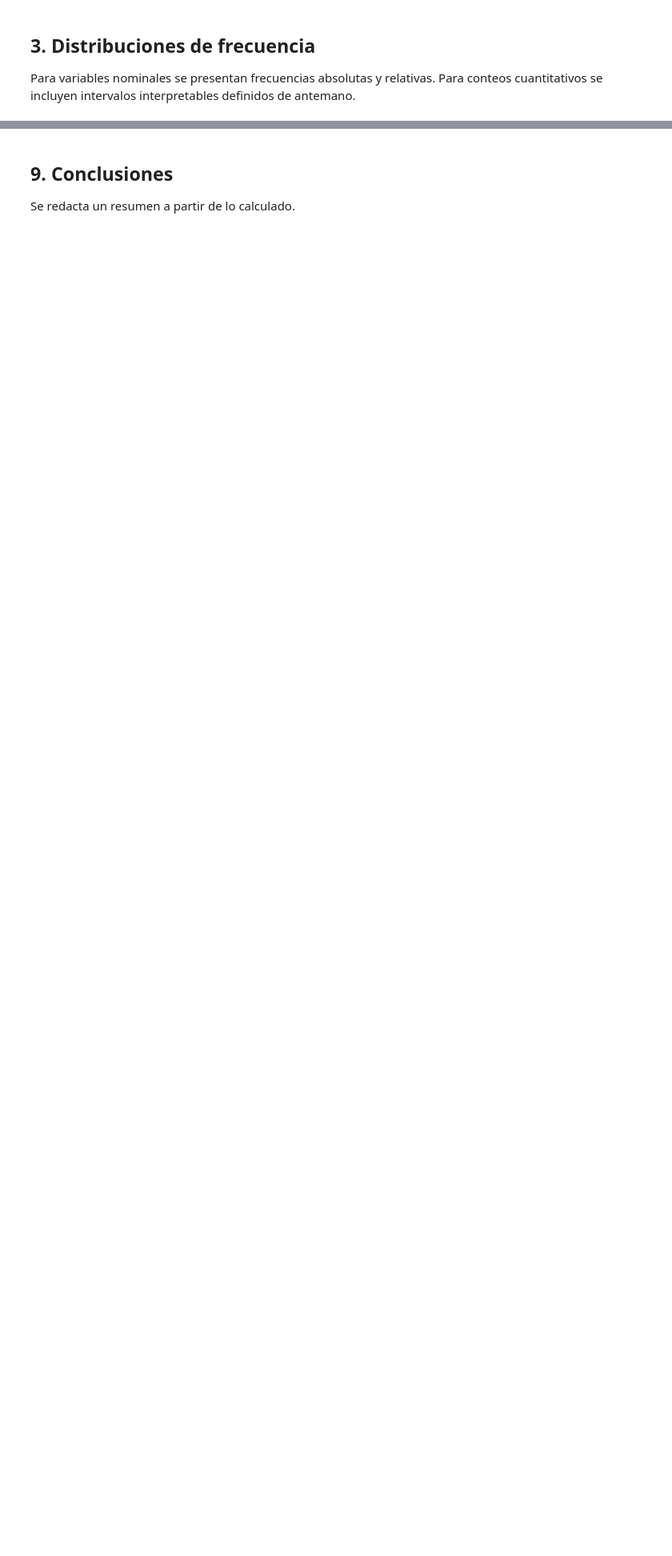
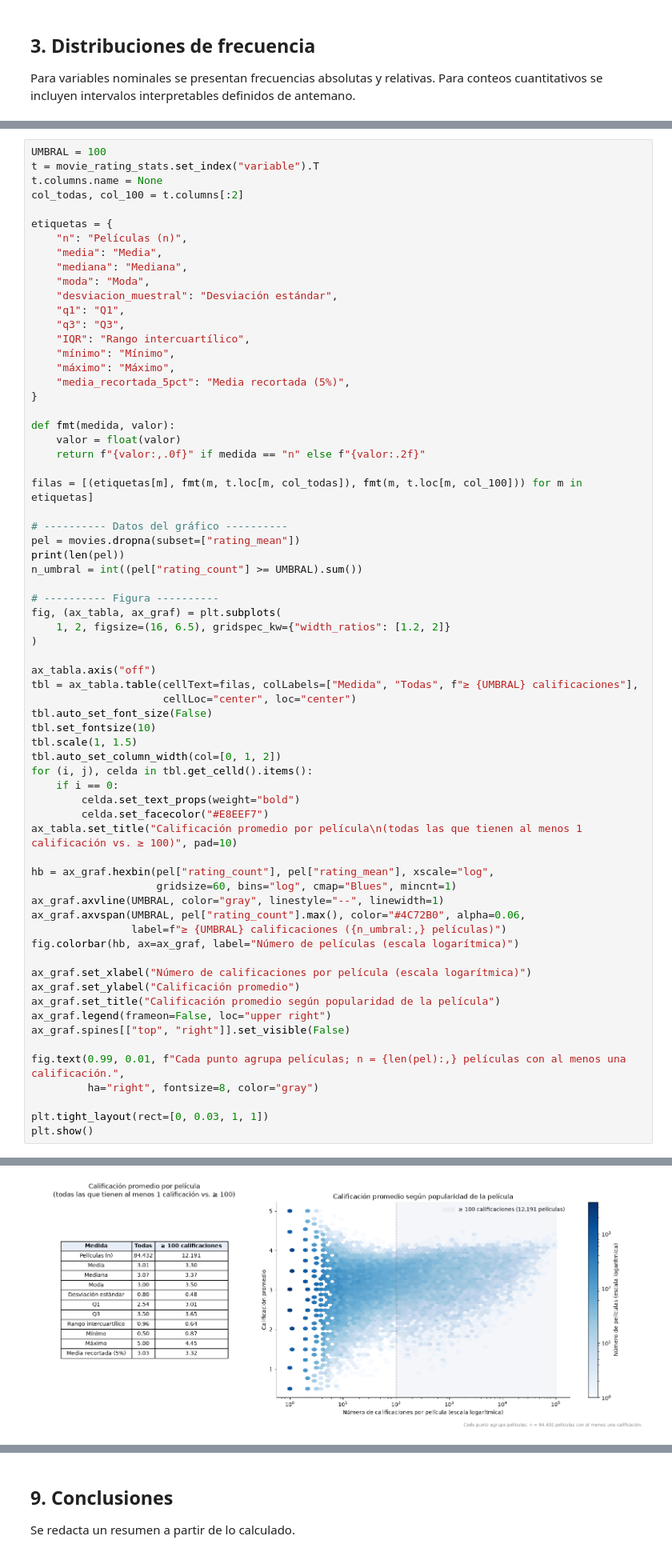
Before and after one commit to sr-jorgeemilio/Proyecto_Integrador_M1, a Jupyter notebook: notebooks/02_analisis_exploratorio_estadistica.ipynb, the cells around one changed output, grey strips where cells are left out. Shown at 80% size. Drawn from its saved outputs; the diff is of its cells as text; blank space fills up the shorter version.

```diff
--- a/notebooks/02_analisis_exploratorio_estadistica.ipynb
+++ b/notebooks/02_analisis_exploratorio_estadistica.ipynb
@@ -379,0 +428,68 @@ La varianza de las medias por película NO equivale a la varianza entre evaluaci
+# %%
+UMBRAL = 100
+t = movie_rating_stats.set_index("variable").T
+t.columns.name = None
+col_todas, col_100 = t.columns[:2]
+
+etiquetas = {
+    "n": "Películas (n)",
+    "media": "Media",
+    "mediana": "Mediana",
+    "moda": "Moda",
+    "desviacion_muestral": "Desviación estándar",
+    "q1": "Q1",
+    "q3": "Q3",
+    "IQR": "Rango intercuartílico",
+    "mínimo": "Mínimo",
+    "máximo": "Máximo",
+    "media_recortada_5pct": "Media recortada (5%)",
+}
+
+def fmt(medida, valor):
+    valor = float(valor)
+    return f"{valor:,.0f}" if medida == "n" else f"{valor:.2f}"
+
+filas = [(etiquetas[m], fmt(m, t.loc[m, col_todas]), fmt(m, t.loc[m, col_100])) for m in etiquetas]
+
+# ---------- Datos del gráfico ----------
+pel = movies.dropna(subset=["rating_mean"])
+print(len(pel))
+n_umbral = int((pel["rating_count"] >= UMBRAL).sum())
+
+# ---------- Figura ----------
+fig, (ax_tabla, ax_graf) = plt.subplots(
+    1, 2, figsize=(16, 6.5), gridspec_kw={"width_ratios": [1.2, 2]}
+)
+
+ax_tabla.axis("off")
+tbl = ax_tabla.table(cellText=filas, colLabels=["Medida", "Todas", f"≥ {UMBRAL} calificaciones"],
+                     cellLoc="center", loc="center")
+tbl.auto_set_font_size(False)
+tbl.set_fontsize(10)
+tbl.scale(1, 1.5)
+tbl.auto_set_column_width(col=[0, 1, 2])
+for (i, j), celda in tbl.get_celld().items():
+    if i == 0:
+        celda.set_text_props(weight="bold")
+        celda.set_facecolor("#E8EEF7")
+ax_tabla.set_title("Calificación promedio por película\n(todas las que tienen al menos 1 calificación vs. ≥ 100)", pad=10)
+
+hb = ax_graf.hexbin(pel["rating_count"], pel["rating_mean"], xscale="log",
+                    gridsize=60, bins="log", cmap="Blues", mincnt=1)
+ax_graf.axvline(UMBRAL, color="gray", linestyle="--", linewidth=1)
+ax_graf.axvspan(UMBRAL, pel["rating_count"].max(), color="#4C72B0", alpha=0.06,
+                label=f"≥ {UMBRAL} calificaciones ({n_umbral:,} películas)")
+fig.colorbar(hb, ax=ax_graf, label="Número de películas (escala logarítmica)")
+
+ax_graf.set_xlabel("Número de calificaciones por película (escala logarítmica)")
+ax_graf.set_ylabel("Calificación promedio")
+ax_graf.set_title("Calificación promedio según popularidad de la película")
+ax_graf.legend(frameon=False, loc="upper right")
+ax_graf.spines[["top", "right"]].set_visible(False)
+
+fig.text(0.99, 0.01, f"Cada punto agrupa películas; n = {len(pel):,} películas con al menos una calificación.",
+         ha="right", fontsize=8, color="gray")
+
+plt.tight_layout(rect=[0, 0.03, 1, 1])
+plt.show()
+# %% [output]
@@ -379,0 +497 @@ La varianza de las medias por película NO equivale a la varianza entre evaluaci
+[figure, added]
```
Also changed, not shown: parts of 39 cells of this notebook.
